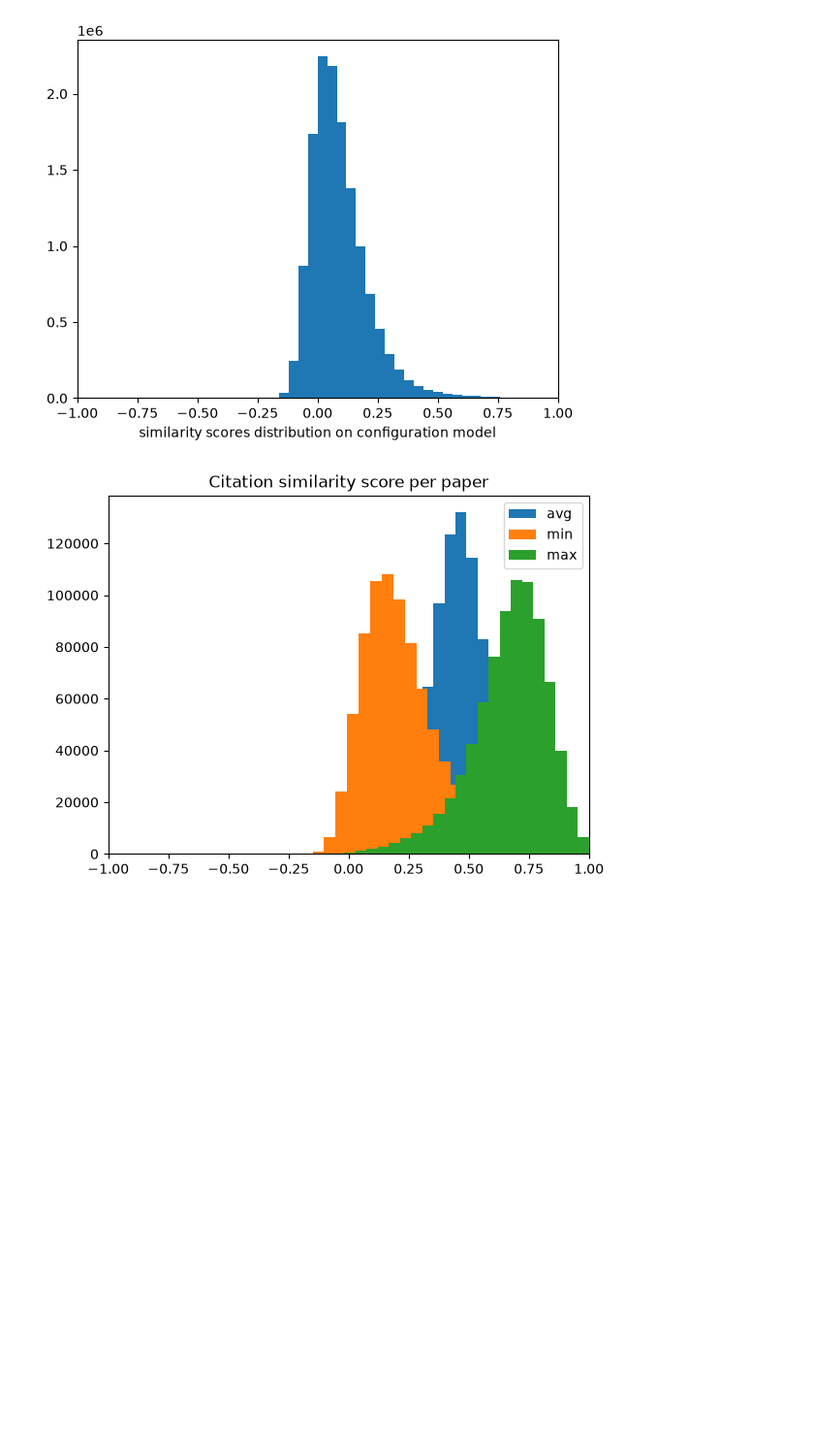
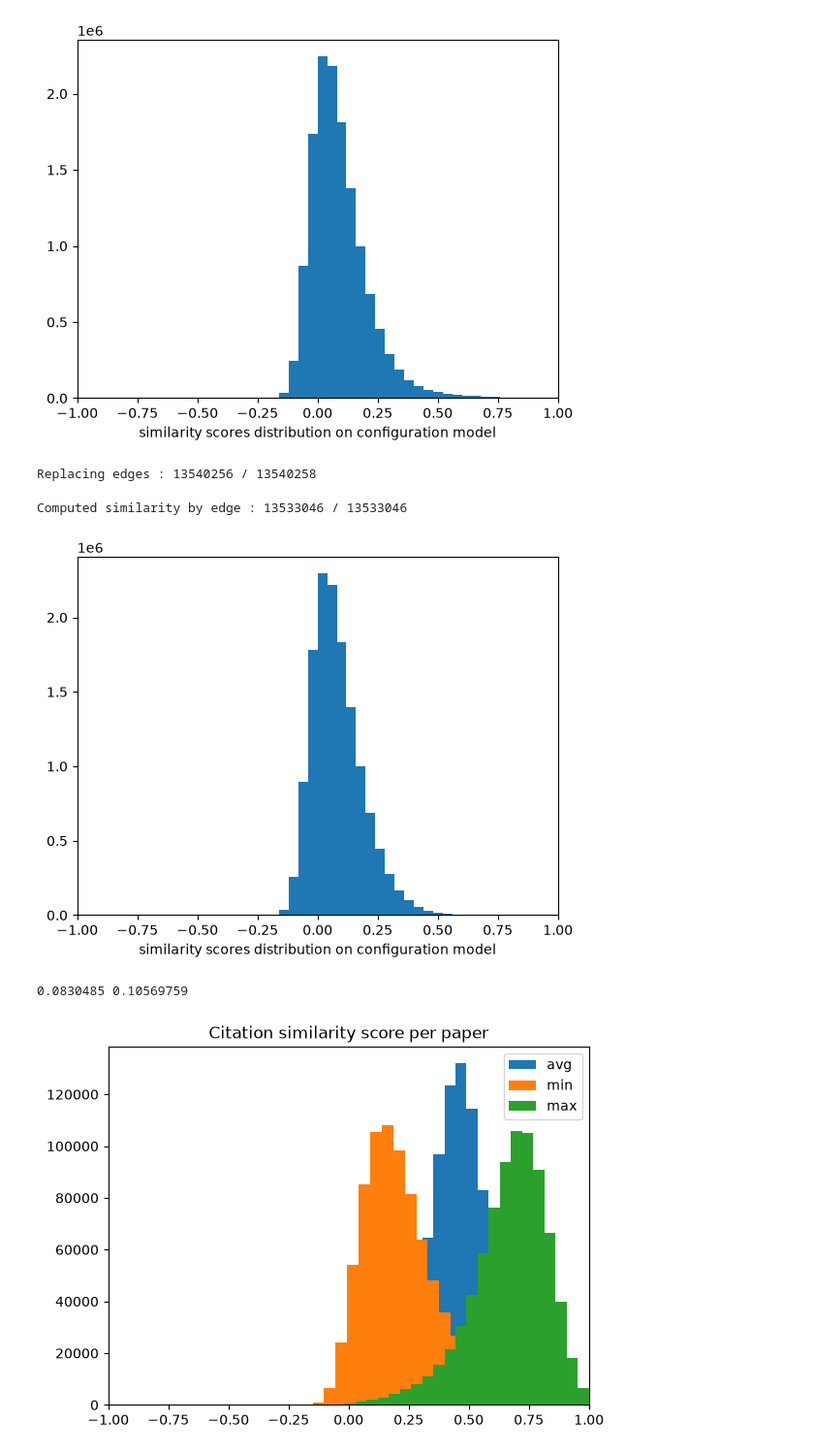
Before and after one commit to frasgp/finalproj, a Jupyter notebook: exploration.ipynb, the cells around one changed output. Shown at 97% size. Cells and saved outputs as stored; diff of their text form; code cells hidden in the pictures; blank space fills up the shorter version.

```diff
--- a/exploration.ipynb
+++ b/exploration.ipynb
@@ -522,3 +529,33 @@ Computed similarity by edge : 13527017 / 13527017
+# %%
+def directed_edge_swaps(graph: nx.DiGraph) -> nx.DiGraph:
+    config_graph = graph.copy()
+    random_edges_order = np.array([[e[0],e[1]] for e in graph.edges])
+    np.random.shuffle(random_edges_order)
+    config_graph.clear_edges()
+    n_edges = len(graph.edges)
+    for i in range(n_edges//2):
+        edge1 = random_edges_order[i]
+        edge2 = random_edges_order[i+1]
+        new_edge1 = [edge1[0], edge2[1]]
+        new_edge2 = [edge2[0], edge1[1]]
+        config_graph.add_edges_from((new_edge1, new_edge2))
+        print(f"Replacing edges : {2*i} / {n_edges}", end="\r")
+    return config_graph
+
+config_graph = directed_edge_swaps(graph)
+# %% [output]
+Replacing edges : 13540256 / 13540258
+# %%
+similarity_scores_config = graph_similarity_scores(config_graph, graph_df, embeddings)
+plot_similarity_scores(similarity_scores_config, "similarity scores distribution on configuration model")
+# %% [output]
+Computed similarity by edge : 13533046 / 13533046
+[figure, added]
+# %%
+mu, sigma = norm.fit(list(similarity_scores_config.values()))
+print(mu, sigma)
+# %% [output]
+0.0830485 0.10569759
 # %%
 # Now checking the underlying distribution of similarity par paper instead of per edge
 
```
Also changed, not shown: parts of 13 cells of this notebook, 8 other files.
